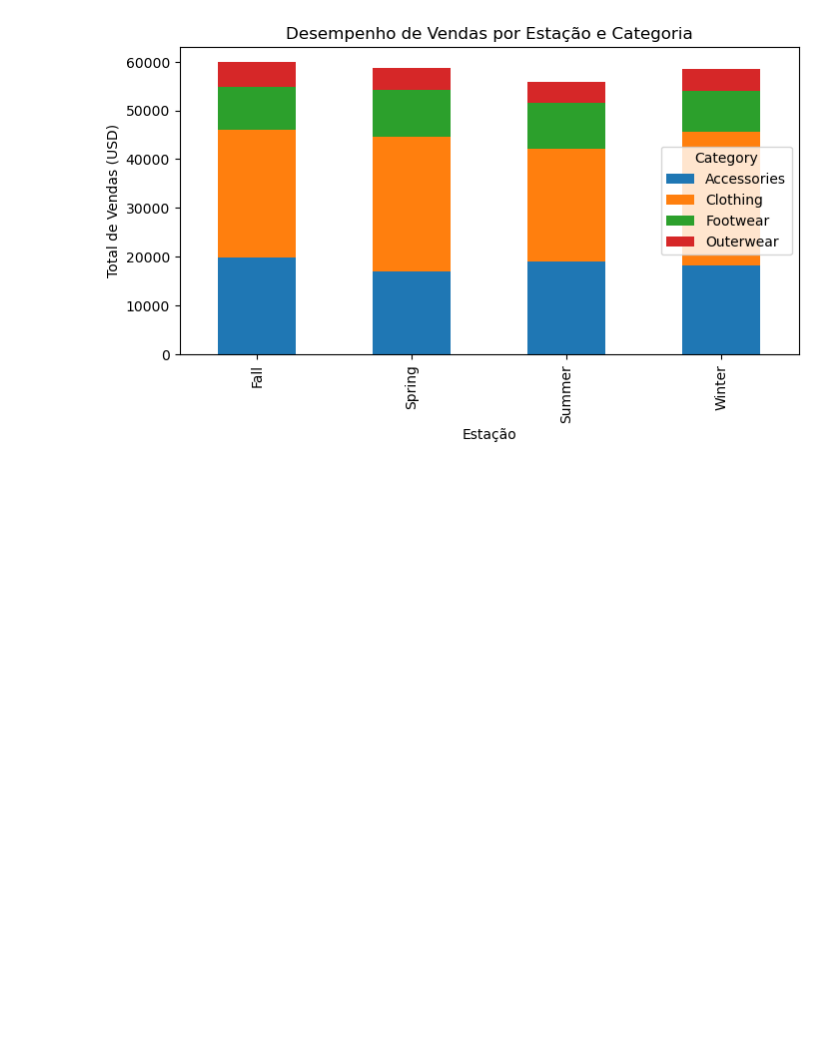
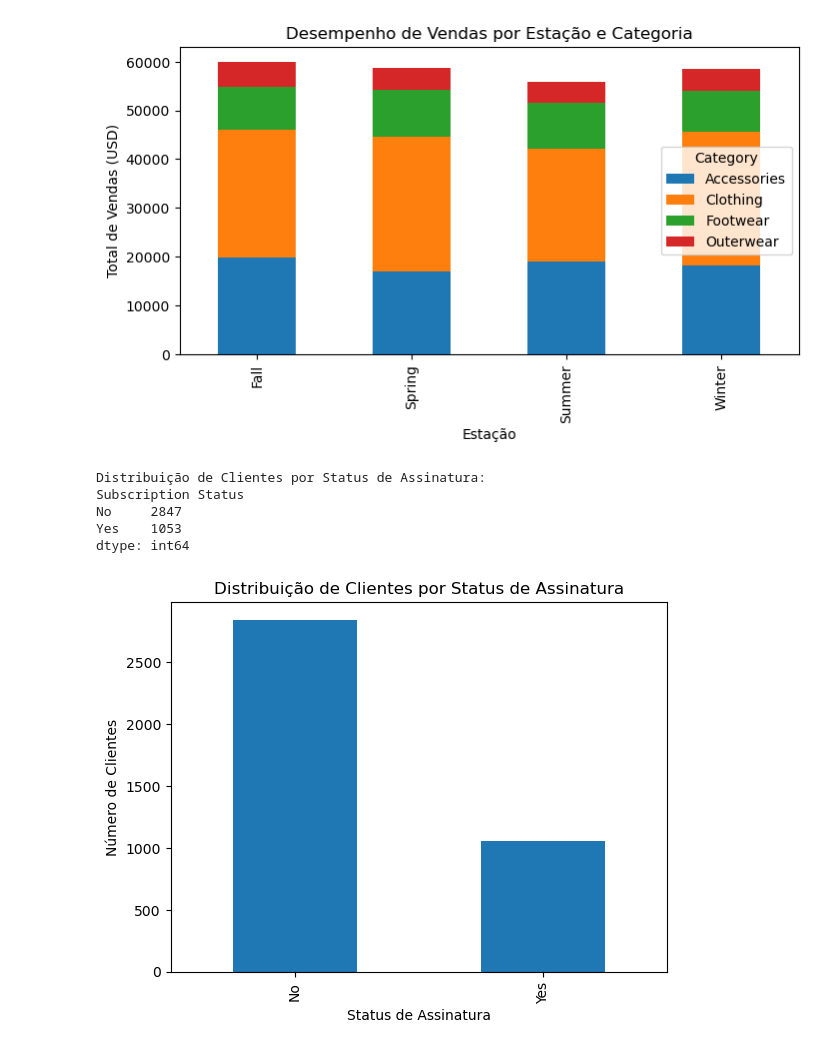
Before and after one commit to RodrigoD4v/consumidor_compra_EDA, a Jupyter notebook: notebooks/consumidor_compra_EDA.ipynb, the cells around one changed output. Saved outputs shown, nothing was run; the diff lists cells and outputs as text; code cells hidden in the pictures; blank space fills up the shorter version.

Commit message:
Visualizando Distribuição de Clientes por Status de Assinatura

```diff
--- a/notebooks/consumidor_compra_EDA.ipynb
+++ b/notebooks/consumidor_compra_EDA.ipynb
@@ -243,3 +243,19 @@ Spring          17007     27692      9555       4425
 Summer          19028     23078      9393       4278
 Winter          18291     27274      8480       4562
 [figure]
+# %%
+# 5. Fidelidade do Cliente
+loyalty_analysis = df.groupby('Subscription Status').size()
+print("Distribuição de Clientes por Status de Assinatura:")
+print(loyalty_analysis)
+
+loyalty_analysis.plot(kind='bar', title='Distribuição de Clientes por Status de Assinatura',
+                      xlabel='Status de Assinatura', ylabel='Número de Clientes')
+plt.show()
+# %% [output]
+Distribuição de Clientes por Status de Assinatura:
+Subscription Status
+No     2847
+Yes    1053
+dtype: int64
+[figure, added]
```
